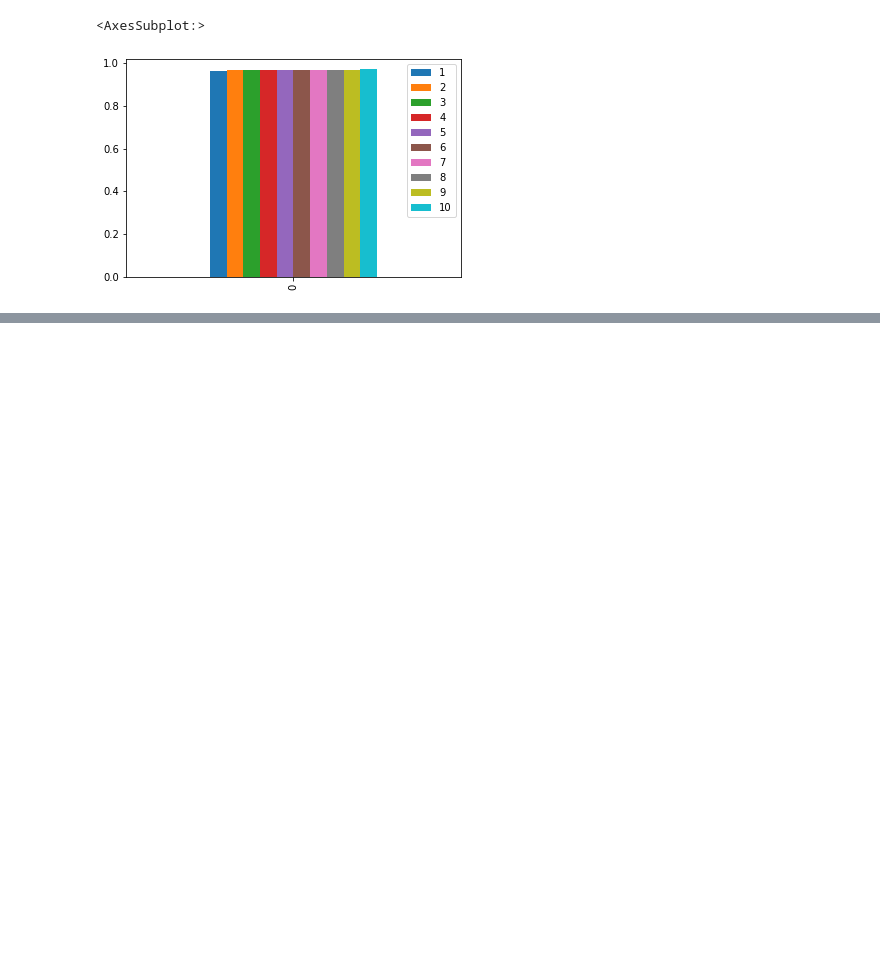
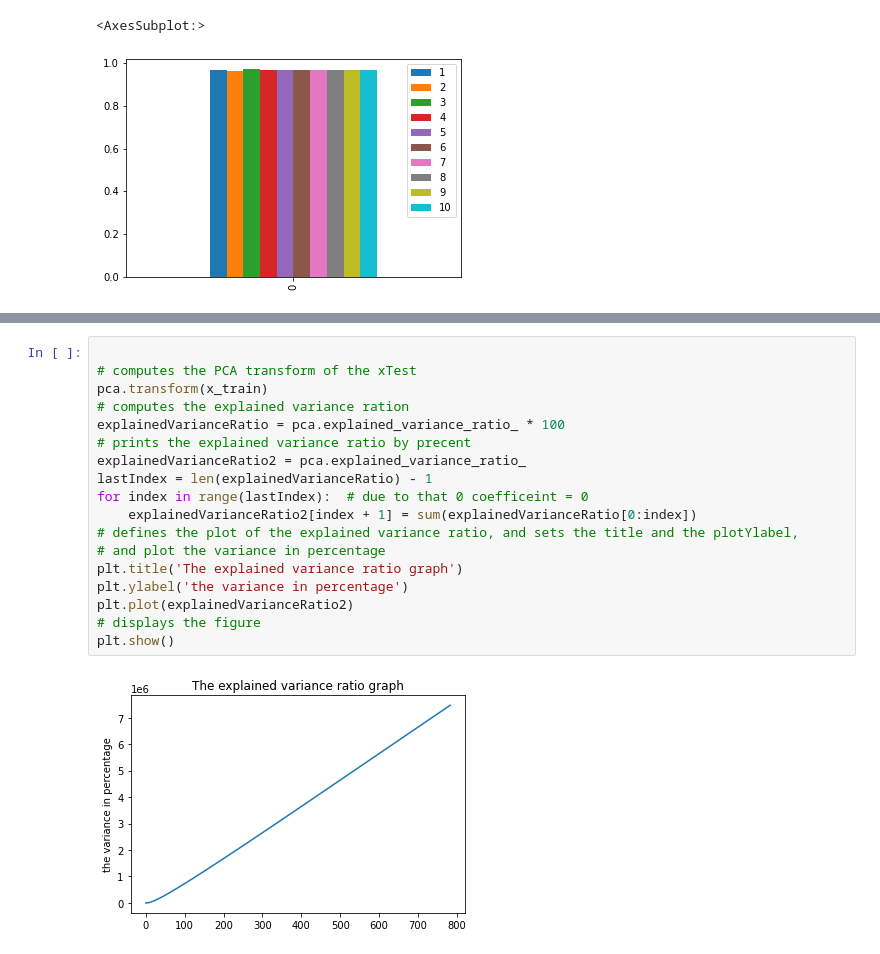
Before and after one commit to LeonGrn/ML-Train, a Jupyter notebook: Maman12.ipynb, the cells around one changed output, grey strips where cells are left out. Saved outputs shown, nothing was run; the diff lists cells and outputs as text; blank space fills up the shorter version.

```diff
--- a/Maman12.ipynb
+++ b/Maman12.ipynb
@@ -91,0 +149,20 @@ pd.DataFrame.from_dict(d).plot(kind = 'bar')
+# %%
+
+# computes the PCA transform of the xTest
+pca.transform(x_train)
+# computes the explained variance ration
+explainedVarianceRatio = pca.explained_variance_ratio_ * 100
+# prints the explained variance ratio by precent
+explainedVarianceRatio2 = pca.explained_variance_ratio_
+lastIndex = len(explainedVarianceRatio) - 1
+for index in range(lastIndex):  # due to that 0 coefficeint = 0
+    explainedVarianceRatio2[index + 1] = sum(explainedVarianceRatio[0:index])
+# defines the plot of the explained variance ratio, and sets the title and the plotYlabel,
+# and plot the variance in percentage
+plt.title('The explained variance ratio graph')
+plt.ylabel('the variance in percentage')
+plt.plot(explainedVarianceRatio2)
+# displays the figure
+plt.show()
+# %% [output]
+[figure, added]
```
Also changed, not shown: parts of 13 cells of this notebook.
